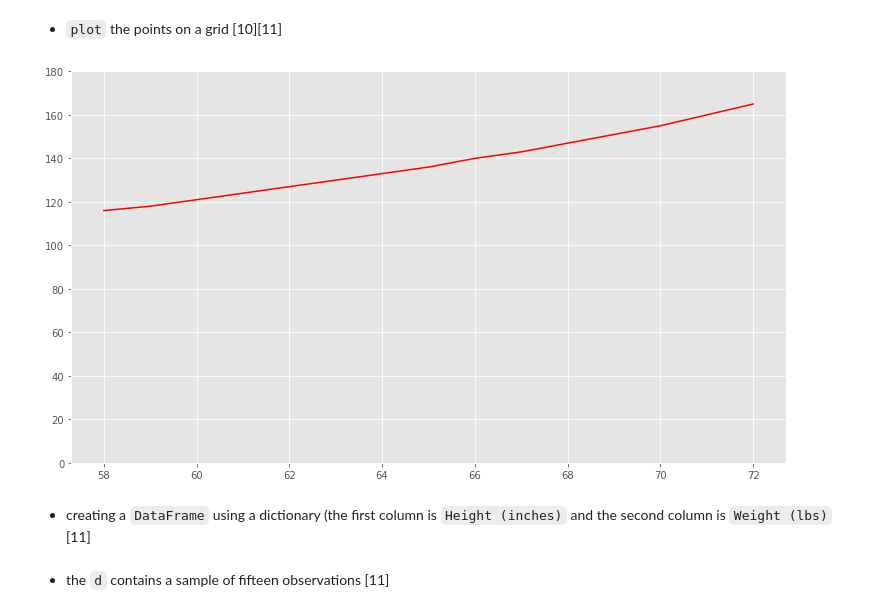
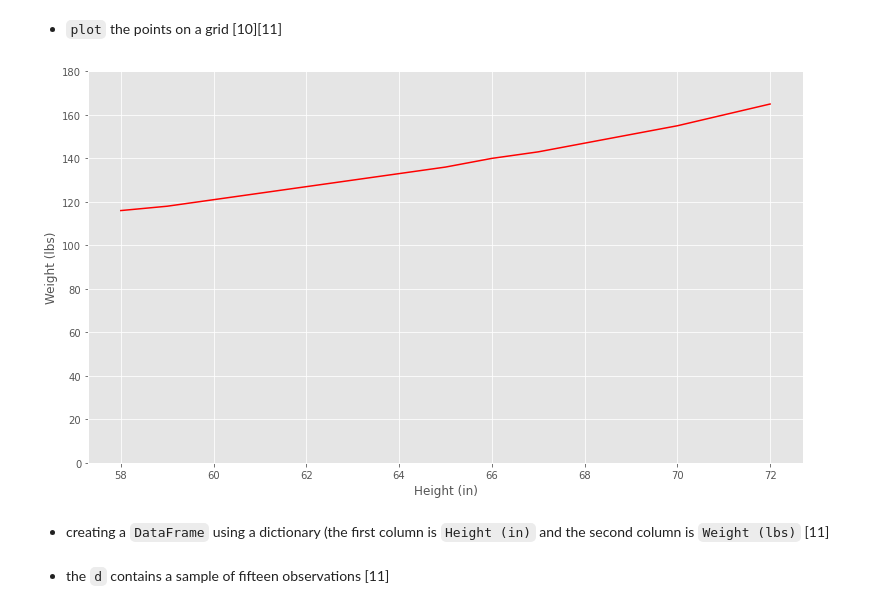
Before and after one commit to SeanOhAileasa/mls-scikit-learn-scipy-stats, a Jupyter notebook: scikit-learn.ipynb, the cells around one changed output. Drawn from its saved outputs; the diff is of its cells as text; code cells hidden in the pictures.

```diff
--- a/scikit-learn.ipynb
+++ b/scikit-learn.ipynb
@@ -380,11 +380,13 @@ plt.style.use("ggplot")
 plt.rcParams["figure.figsize"]=(12.8,7.2)
 # %%
 fig,ax=plt.subplots()
+ax.set_xlabel("Height (in)")
+ax.set_ylabel("Weight (lbs)")
 ax.plot(x,y,"r-");
 ax.set_ylim([0,180]);
 # %% [output]
-[figure, old version]
+[figure, new version]
 # %%
 import pandas as pd
 # %% [markdown]
-- creating a ``DataFrame`` using a dictionary (the first column is ``Height (inches)`` and the second column is ``Weight (lbs)`` [11]
+- creating a ``DataFrame`` using a dictionary (the first column is ``Height (in)`` and the second column is ``Weight (lbs)`` [11]
```
Also changed, not shown: parts of 42 cells of this notebook.
